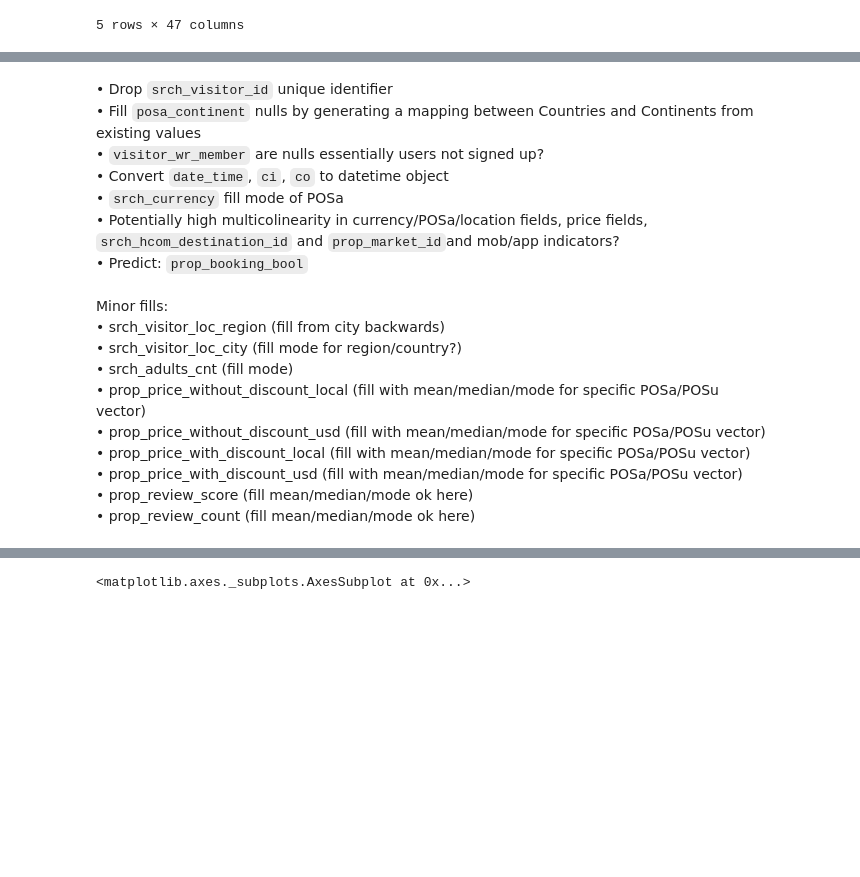
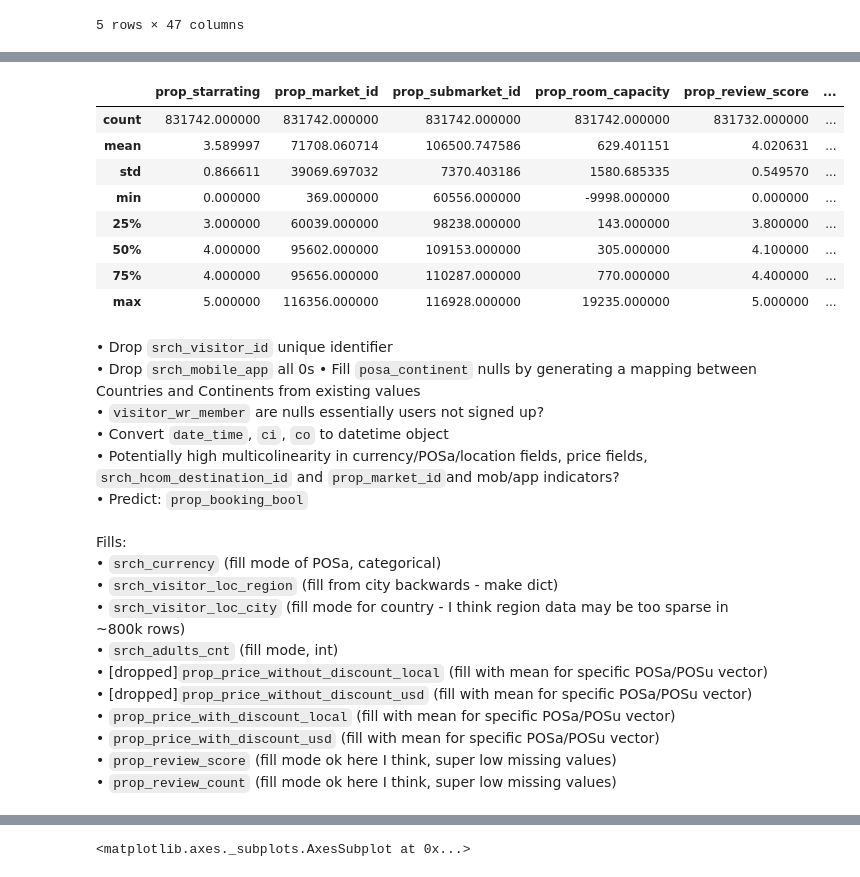
Before and after one commit to achilleasatha/expedia_sortranking, a Jupyter notebook: sortranking.ipynb, the cells around one changed output, grey strips where cells are left out. Cells and saved outputs as stored; diff of their text form; code cells hidden in the pictures; blank space fills up the shorter version.

```diff
--- a/sortranking.ipynb
+++ b/sortranking.ipynb
@@ -124,20 +117,33 @@ dtypes: float64(11), int64(20), object(16)
 memory usage: 298.2+ MB
+# %%
+train_data.iloc[:,35:].describe()
+# %% [output]
+|  | prop_starrating | prop_market_id | prop_submarket_id | prop_room_capacity | prop_review_score | ... |
+| count | 831742.000000 | 831742.000000 | 831742.000000 | 831742.000000 | 831732.000000 | ... |
+| mean | 3.589997 | 71708.060714 | 106500.747586 | 629.401151 | 4.020631 | ... |
+| std | 0.866611 | 39069.697032 | 7370.403186 | 1580.685335 | 0.549570 | ... |
+| min | 0.000000 | 369.000000 | 60556.000000 | -9998.000000 | 0.000000 | ... |
+| 25% | 3.000000 | 60039.000000 | 98238.000000 | 143.000000 | 3.800000 | ... |
+| 50% | 4.000000 | 95602.000000 | 109153.000000 | 305.000000 | 4.100000 | ... |
+| 75% | 4.000000 | 95656.000000 | 110287.000000 | 770.000000 | 4.400000 | ... |
+| max | 5.000000 | 116356.000000 | 116928.000000 | 19235.000000 | 5.000000 | ... |
 # %% [markdown]
 • Drop `srch_visitor_id` unique identifier <br/>
+• Drop `srch_mobile_app` all 0s
 • Fill `posa_continent` nulls by generating a mapping between Countries and Continents from existing values <br/>
 • `visitor_wr_member` are nulls essentially users not signed up? <br/>
 • Convert `date_time`, `ci`, `co` to datetime object <br/>
-• `srch_currency` fill mode of POSa<br/>
 • Potentially high multicolinearity in currency/POSa/location fields, price fields, `srch_hcom_destination_id` and `prop_market_id`and mob/app indicators? <br/>
 • Predict: `prop_booking_bool` <br/>
  <br/>
-Minor fills: <br/>
-• srch_visitor_loc_region (fill from city backwards) <br/>
-• srch_visitor_loc_city (fill mode for region/country?) <br/>
-• srch_adults_cnt (fill mode) <br/>
-• prop_price_without_discount_local (fill with mean/median/mode for specific POSa/POSu vector) <br/>
-• prop_price_without_discount_usd (fill with mean/median/mode for specific POSa/POSu vector) <br/>
-• prop_price_with_discount_local (fill with mean/median/mode for specific POSa/POSu vector) <br/>
-• prop_price_with_discount_usd (fill with mean/median/mode for specific POSa/POSu vector) <br/>
-• prop_review_score (fill mean/median/mode ok here) <br/>
-• prop_review_count (fill mean/median/mode ok here) <br/>
+Fills: <br/>
+• `srch_currency` (fill mode of POSa, categorical)<br/>
+• `srch_visitor_loc_region` (fill from city backwards - make dict) <br/>
+• `srch_visitor_loc_city` (fill mode for country - I think region data may be too sparse in ~800k rows) <br/>
+• `srch_adults_cnt` (fill mode, int) <br/>
+• [dropped]`prop_price_without_discount_local` (fill with mean for specific POSa/POSu vector)<br/>
+• [dropped]`prop_price_without_discount_usd` (fill with mean for specific POSa/POSu vector)<br/>
+• `prop_price_with_discount_local` (fill with mean for specific POSa/POSu vector) <br/>
+• `prop_price_with_discount_usd` (fill with mean for specific POSa/POSu vector) <br/>
+• `prop_review_score` (fill mode ok here I think, super low missing values) <br/>
+• `prop_review_count` (fill mode ok here I think, super low missing values) <br/>
```
Also changed, not shown: parts of 15 cells of this notebook, 3 other files.
